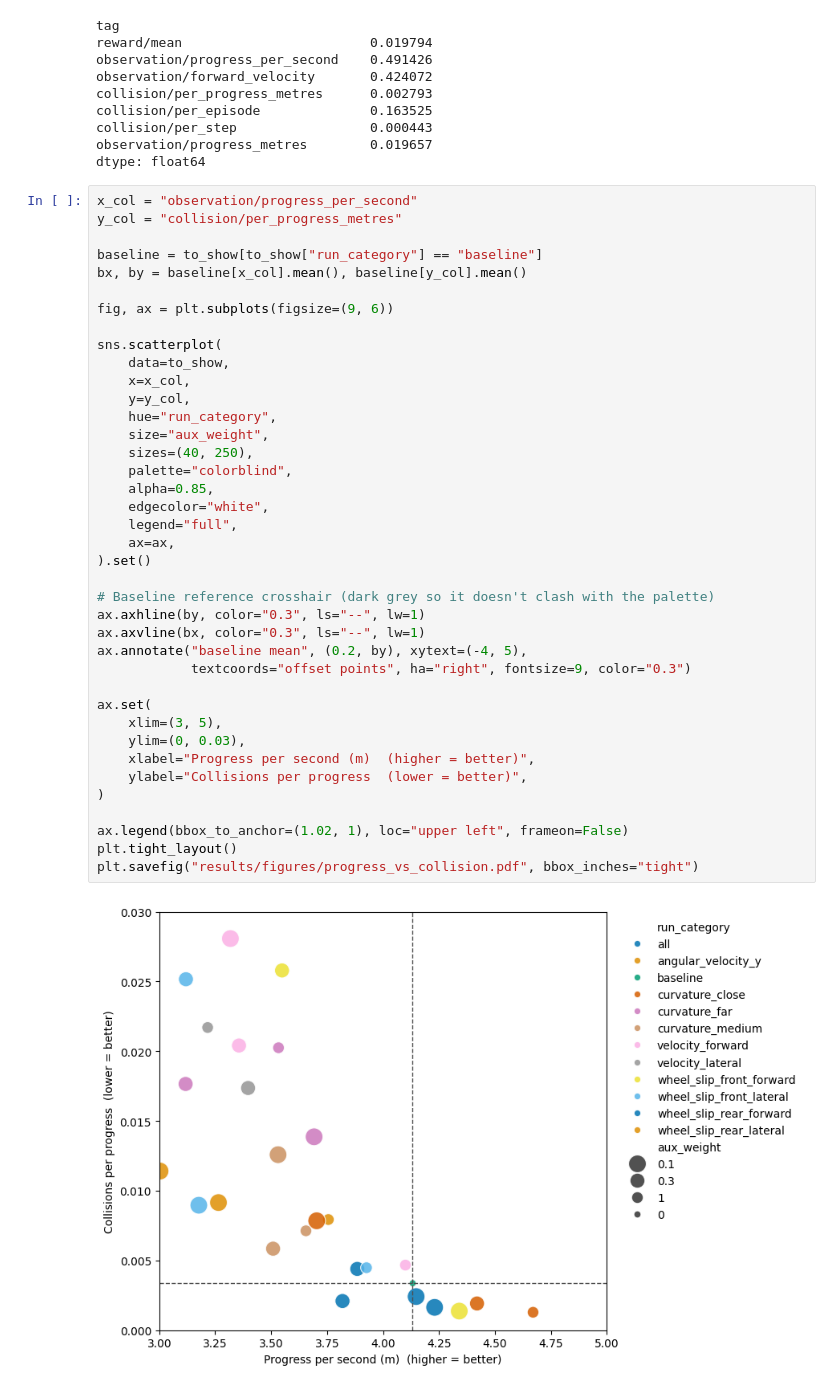
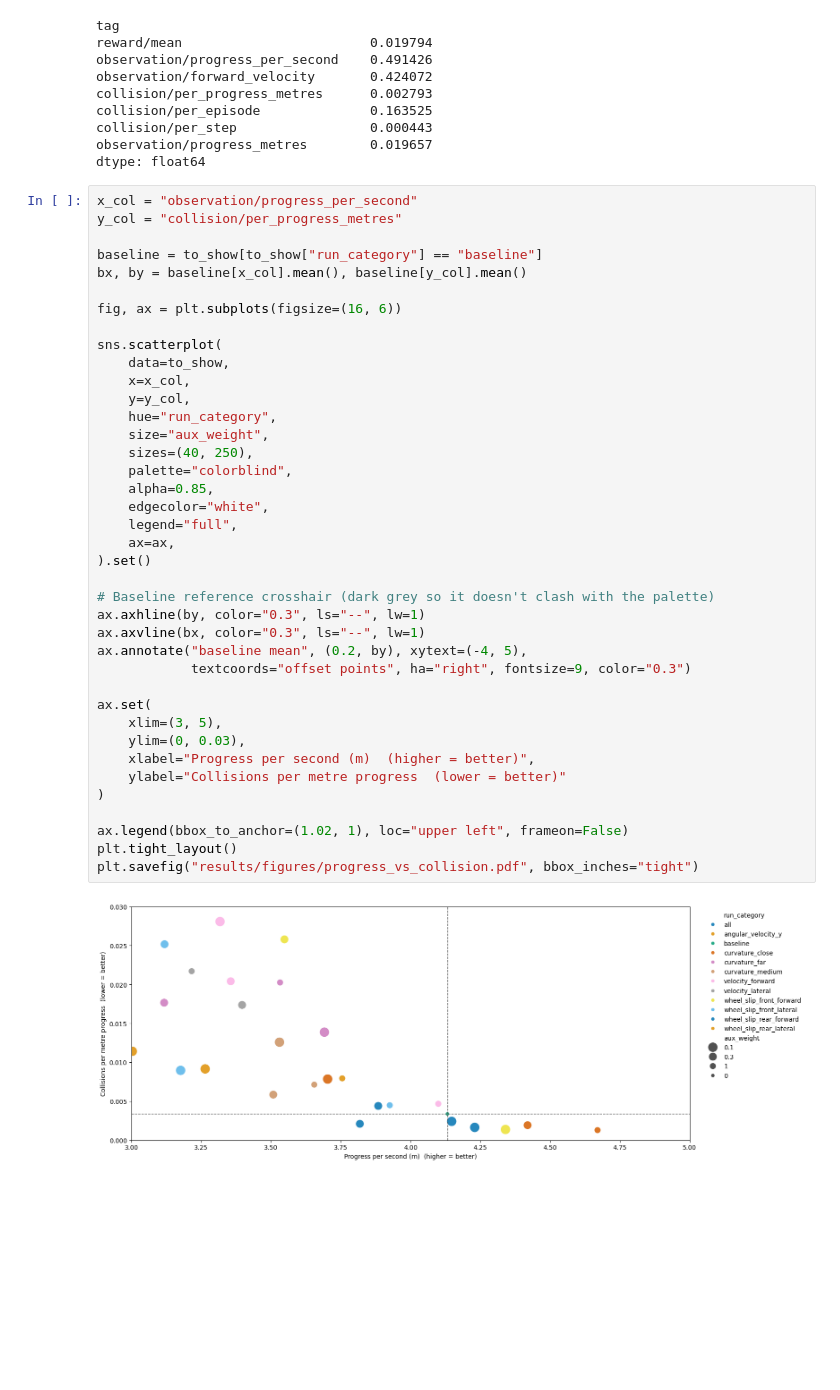
Before and after one commit to jacquesamsel/skripsie, a Jupyter notebook: view_tensorboard.ipynb, the cells around one changed output. Drawn from its saved outputs; the diff is of its cells as text; blank space fills up the shorter version.

```diff
--- a/view_tensorboard.ipynb
+++ b/view_tensorboard.ipynb
@@ -239,37 +239,37 @@ y_col = "collision/per_progress_metres"
 baseline = to_show[to_show["run_category"] == "baseline"]
 bx, by = baseline[x_col].mean(), baseline[y_col].mean()
 
-fig, ax = plt.subplots(figsize=(9, 6))
+fig, ax = plt.subplots(figsize=(16, 6))
 
 sns.scatterplot(
     data=to_show,
     x=x_col,
     y=y_col,
     hue="run_category",
     size="aux_weight",
     sizes=(40, 250),
     palette="colorblind",
     alpha=0.85,
     edgecolor="white",
     legend="full",
     ax=ax,
 ).set()
 
 # Baseline reference crosshair (dark grey so it doesn't clash with the palette)
 ax.axhline(by, color="0.3", ls="--", lw=1)
 ax.axvline(bx, color="0.3", ls="--", lw=1)
 ax.annotate("baseline mean", (0.2, by), xytext=(-4, 5),
             textcoords="offset points", ha="right", fontsize=9, color="0.3")
 
 ax.set(
     xlim=(3, 5),
     ylim=(0, 0.03),
     xlabel="Progress per second (m)  (higher = better)",
-    ylabel="Collisions per progress  (lower = better)",
+    ylabel="Collisions per metre progress  (lower = better)"
 )
 
 ax.legend(bbox_to_anchor=(1.02, 1), loc="upper left", frameon=False)
 plt.tight_layout()
 plt.savefig("results/figures/progress_vs_collision.pdf", bbox_inches="tight")
 # %% [output]
-[figure, old version]
+[figure, new version]
```
Also changed, not shown: parts of 1 cell of this notebook, 11 other files.
